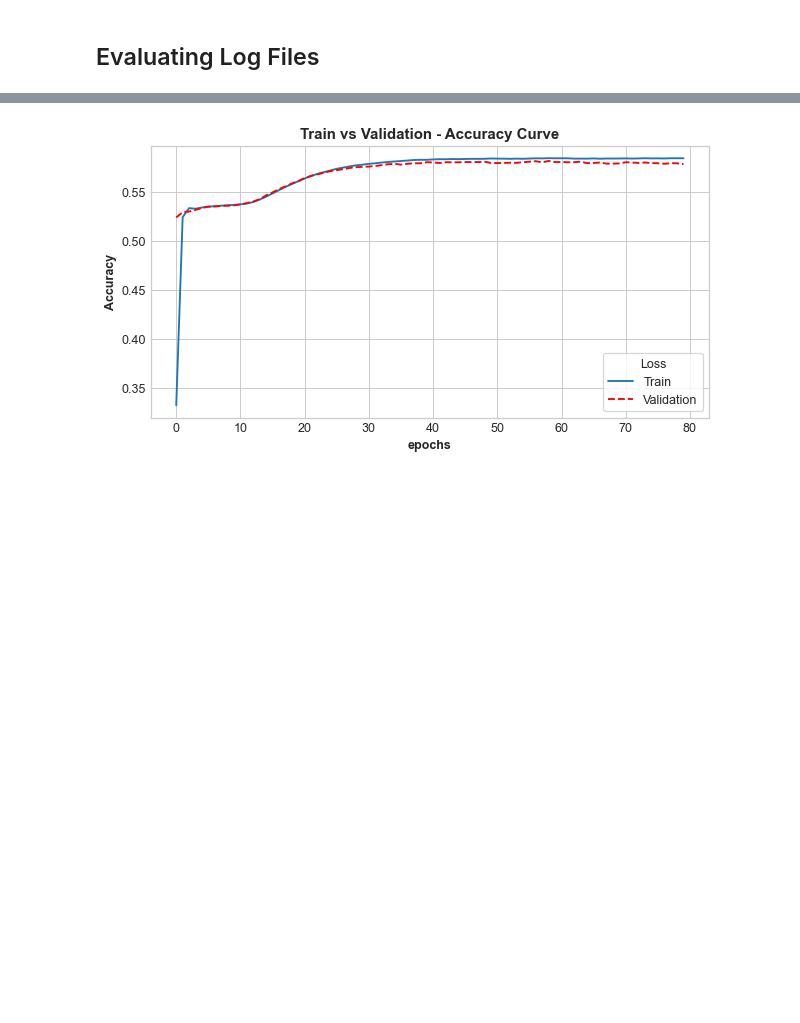
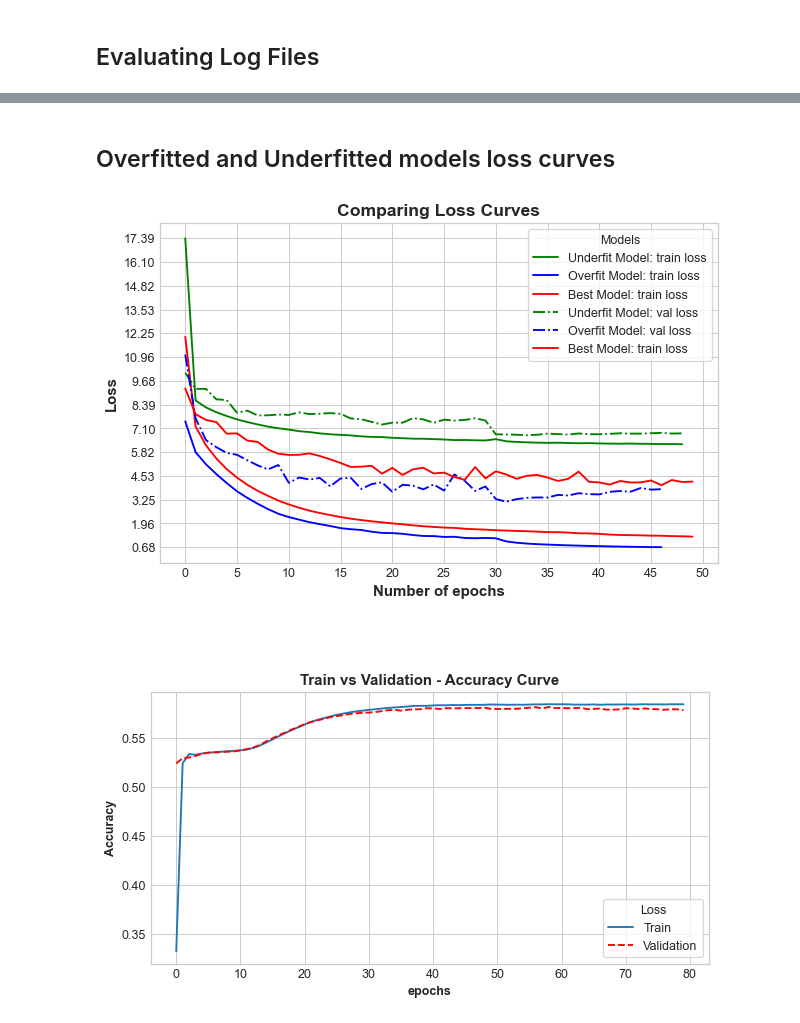
Before and after one commit to kaledai069/Monument-Detection-using-Single-Shot-Object-Detectors, a Jupyter notebook: Evaluations/Evaluate log files.ipynb, the cells around one changed output, grey strips where cells are left out. Cells and saved outputs as stored; diff of their text form; code cells hidden in the pictures; blank space fills up the shorter version.

```diff
--- a/Evaluations/Evaluate log files.ipynb
+++ b/Evaluations/Evaluate log files.ipynb
@@ -103,3 +55,44 @@ plot_curves(log_df['conf_loss'][:100], log_df['val_conf_loss'][:100], 'Confidenc
+# %% [markdown]
+## Overfitted and Underfitted models loss curves
+# %%
+OVERFIT_CSV = r"C:\Users\parzi\OneDrive - Tribhuvan University\Desktop\Minor Project\Monument Detection with CNN\Monument Object Detection\Trained Models\Trained_Instance_512_8\log_file.csv"
+UNDERFIT_CSV = r"C:\Users\parzi\OneDrive - Tribhuvan University\Desktop\Minor Project\Monument Detection with CNN\Monument Object Detection\Trained Models\Trained_Instance_512_5\log_file.csv"
+# %%
+overfit_df = pd.read_csv(OVERFIT_CSV)
+underfit_df = pd.read_csv(UNDERFIT_CSV)
+# %%
+font_title = {'size': 14, 'weight': 'bold'}
+font_label = {'size': 12, 'weight': 'bold'}
+plt.figure(figsize = (8, 5), dpi = 90)
+
+
+plt.plot(underfit_df['loss'], 'g', label = 'Underfit Model: train loss')
+plt.plot(overfit_df['loss'], 'b', label = 'Overfit Model: train loss')
+plt.plot(log_df['loss'][:50], 'r', label = 'Best Model: train loss')
+
+plt.plot(underfit_df['val_loss'], '-.g', label = 'Underfit Model: val loss')
+plt.plot(overfit_df['val_loss'], '-.b', label = 'Overfit Model: val loss')
+plt.plot(log_df['val_loss'][:50], 'r', label = 'Best Model: train loss')
+
+
+plt.xlabel('Number of epochs', fontdict = font_label)
+plt.ylabel('Loss', fontdict = font_label)
+
+y_min = list(overfit_df['loss'])[-1]
+y_max = list(underfit_df['loss'])[0]
+step_size = (y_max - y_min) / 13.0
+plt.yticks(np.arange(y_min, y_max + step_size, step_size))
+plt.xticks(np.arange(0, 55, 5))
+plt.title('Comparing Loss Curves', fontdict = font_title)
+plt.legend(loc = 'best', title = 'Models', frameon = True)
+save_loc = r"C:\Users\parzi\OneDrive - Tribhuvan University\Desktop\Minor Project\Results and Analysis\Offline Model/Offline_model_Trained_Instance_512_all_COMPARE_models.png"
+plt.savefig(save_loc, dpi = 120, bbox_inches = 'tight', pad_inches = 0.3)
+plt.show()
+# %% [output]
+[figure, added]
+# %% [markdown]
+  #
+ #
 # %%
 train_accuracy = list(map(lambda x, y: (x + y) / 2, log_df['loc_accuracy'].tolist(), log_df['conf_accuracy'].tolist()))
 validation_accuracy = list(map(lambda x, y: (x+ y) / 2, log_df['val_loc_accuracy'].tolist(), log_df['val_conf_accuracy'].tolist()))
```
Also changed, not shown: parts of 8 cells of this notebook, 37 other files.
